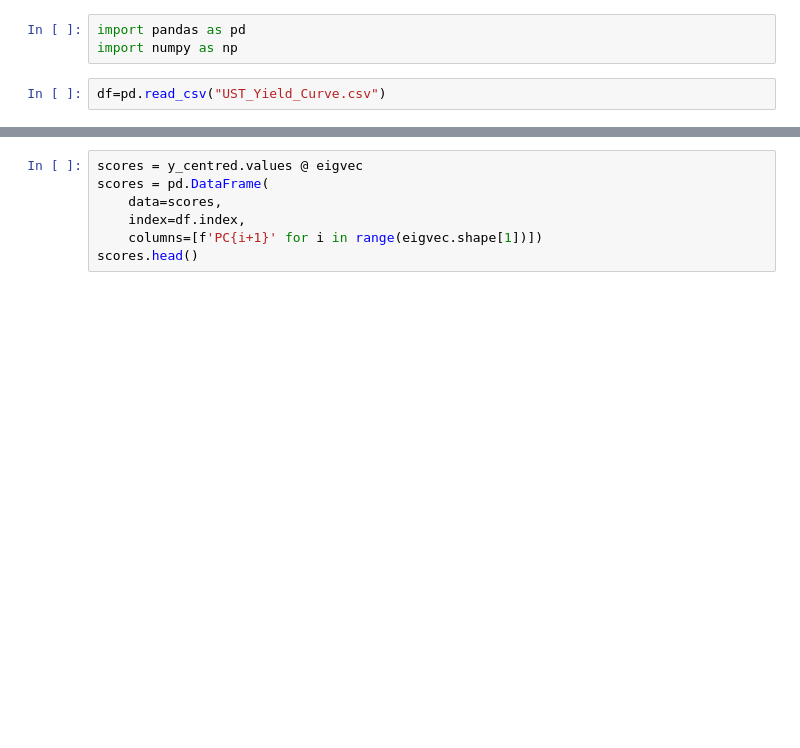
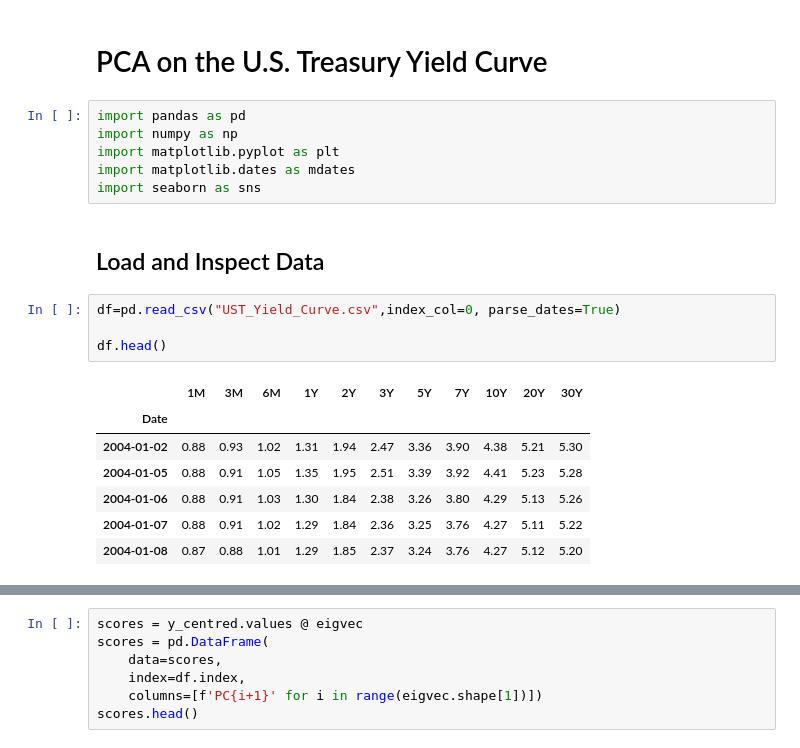
Before and after one commit to RitvikRajBhushan/Rates, a Jupyter notebook: PCA Analysis.ipynb, the cells around one changed output, grey strips where cells are left out. Drawn from its saved outputs; the diff is of its cells as text; blank space fills up the shorter version.

```diff
--- a/PCA Analysis.ipynb
+++ b/PCA Analysis.ipynb
@@ -1,5 +1,22 @@
+# %% [markdown]
+# PCA on the U.S. Treasury Yield Curve
 # %%
 import pandas as pd
 import numpy as np
+import matplotlib.pyplot as plt
+import matplotlib.dates as mdates
+import seaborn as sns
+# %% [markdown]
+## Load and Inspect Data
 # %%
-df=pd.read_csv("UST_Yield_Curve.csv")
+df=pd.read_csv("UST_Yield_Curve.csv",index_col=0, parse_dates=True)
+
+df.head()
+# %% [output]
+|  | 1M | 3M | 6M | 1Y | 2Y | 3Y | 5Y | 7Y | 10Y | 20Y | 30Y |
+| Date |  |  |  |  |  |  |  |  |  |  |  |
+| 2004-01-02 | 0.88 | 0.93 | 1.02 | 1.31 | 1.94 | 2.47 | 3.36 | 3.90 | 4.38 | 5.21 | 5.30 |
+| 2004-01-05 | 0.88 | 0.91 | 1.05 | 1.35 | 1.95 | 2.51 | 3.39 | 3.92 | 4.41 | 5.23 | 5.28 |
+| 2004-01-06 | 0.88 | 0.91 | 1.03 | 1.30 | 1.84 | 2.38 | 3.26 | 3.80 | 4.29 | 5.13 | 5.26 |
+| 2004-01-07 | 0.88 | 0.91 | 1.02 | 1.29 | 1.84 | 2.36 | 3.25 | 3.76 | 4.27 | 5.11 | 5.22 |
+| 2004-01-08 | 0.87 | 0.88 | 1.01 | 1.29 | 1.85 | 2.37 | 3.24 | 3.76 | 4.27 | 5.12 | 5.20 |
```
Also changed, not shown: parts of 13 cells of this notebook, 1 other file.
